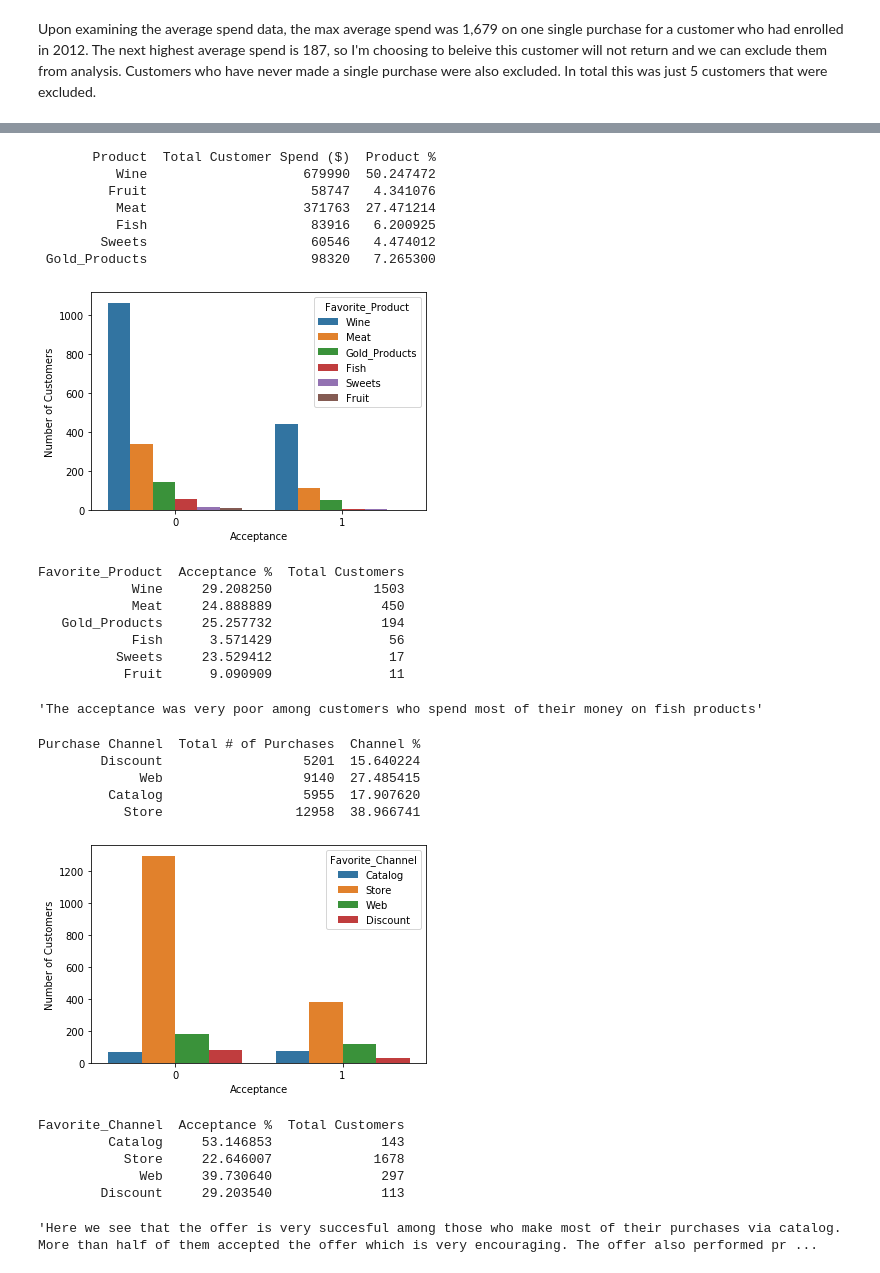
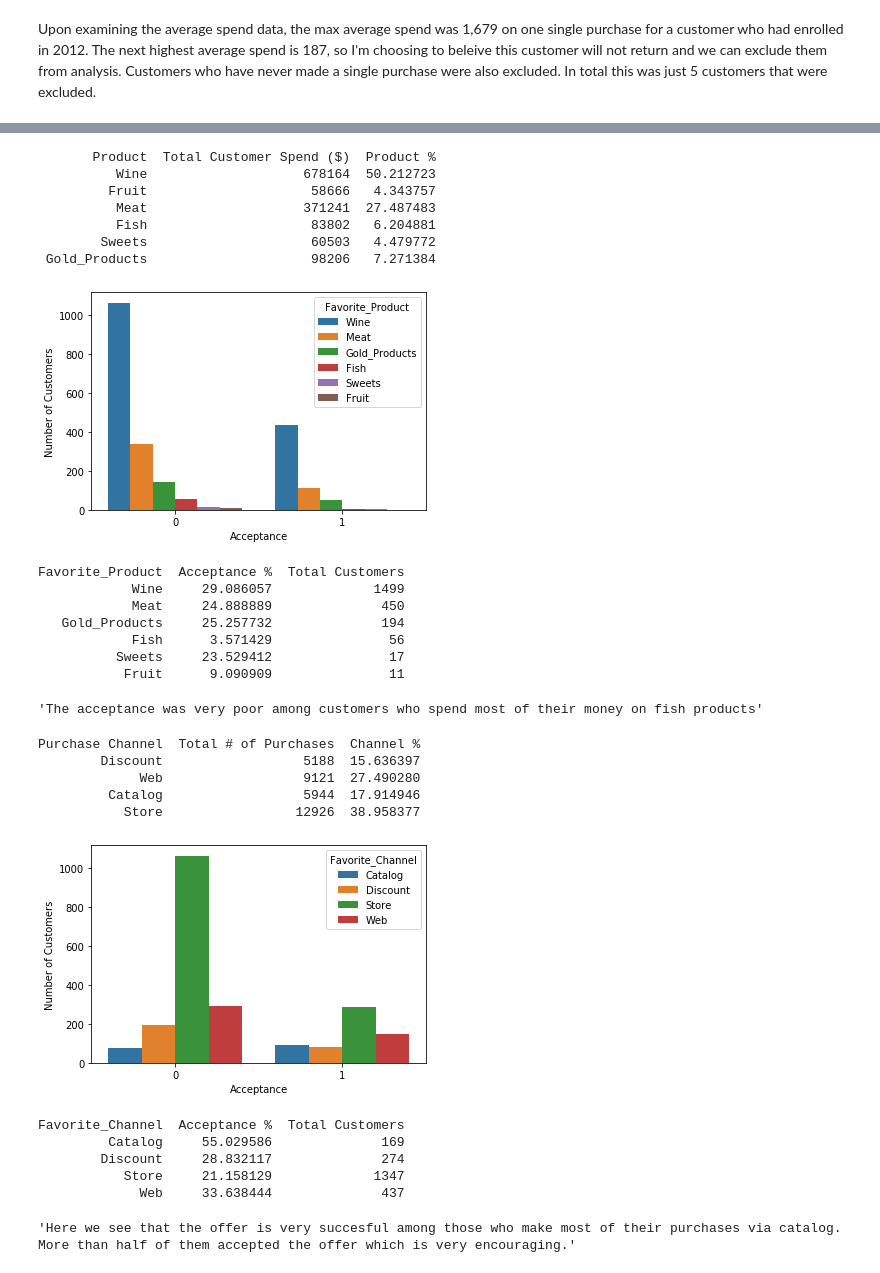
Before and after one commit to RachidRezzik/Market_Camp, a Jupyter notebook: Data_Analysis.ipynb, the cells around one changed output, grey strips where cells are left out. Drawn from its saved outputs; the diff is of its cells as text; code cells hidden in the pictures.

```diff
--- a/Data_Analysis.ipynb
+++ b/Data_Analysis.ipynb
@@ -86,7 +86,7 @@ for idx, row in marketing.iterrows():
     elif 70 <= row['Age'] < 80:
         marketing.loc[idx, 'Age_Group'] = 'Seventies'
 marketing = marketing.drop(['Year_Birth', 'Age'], axis=1)
-marketing = marketing[['ID', 'Age_Group', 'Education', 'Relationship_Status', 'Income', 'Kids', 'Teens', 'Enroll_Date', 'Recency', 'Wine ($)', 'Fruit ($)', 'Meat ($)', 'Fish ($)', 'Sweets ($)', 'Gold_Products ($)', 'Discount_Purchases', 'Web_Purchases', 'Catalog_Purchases', 'Store_Purchases', 'June_Web_Visits', 'Campaign1', 'Campaign2', 'Campaign3', 'Campaign4', 'Campaign5', 'Campaign6', 'Complaint', 'Contact_Cost', 'Offer_Revenue']]
+marketing = marketing[['ID', 'Age_Group', 'Education', 'Relationship_Status', 'Income', 'Kids', 'Teens', 'Enroll_Date', 'Recency', 'Wine ($)', 'Fruit ($)', 'Meat ($)', 'Fish ($)', 'Sweets ($)', 'Gold_Products ($)', 'Discount_Purchases', 'Web_Purchases', 'Catalog_Purchases', 'Store_Purchases', 'Campaign1', 'Campaign2', 'Campaign3', 'Campaign4', 'Campaign5', 'Campaign6', 'Complaint']]
 print(marketing.groupby('Age_Group')['Age_Group'].count().sort_values(ascending=False))
 # %% [output]
 Youngest Customer: 18
@@ -168,7 +168,7 @@ Name: Income, dtype: float64
 ### Using Enrollment Date to get idea of how long customers have been enrolled with the store ###
 from datetime import datetime
 
-date1 = datetime.strptime('2014-06-30', "%Y-%m-%d").date()
+date1 = datetime.strptime('2014-10-30', "%Y-%m-%d").date()
 marketing['Enroll_Date'] = pd.to_datetime(marketing['Enroll_Date']).dt.date
 
 def numOfDays(date1, date2):
@@ -184,5 +184,5 @@ plt.hist(marketing['Days_Enrolled'], edgecolor='black', color='red')
 plt.xlabel('Days Enrolled')
 plt.ylabel('Count')
 plt.show()
-print(marketing['Days_Enrolled'].describe(), '\n\nCustomer acquisition rate has been relatively steady.')
+print(marketing['Days_Enrolled'].describe(), '\n\nCustomer acquisition rate has been relatively steady. (very slight decline over time, but nothing overly concerning)')
 # %% [output]
@@ -208,13 +208,13 @@ marketing['Avg_Spend ($)'] = (marketing['Total Spent ($)'] / marketing['Number_P
 # %% [markdown]
 Upon examining the average spend data, the max average spend was 1,679 on one single purchase for a customer who had enrolled in 2012. The next highest average spend is 187, so I'm choosing to beleive this customer will not return and we can exclude them from analysis. Customers who have never made a single purchase were also excluded. In total this was just 5 customers that were excluded.
 # %%
-marketing = marketing.loc[~((marketing['Avg_Spend ($)'] == 1679) | (marketing['Avg_Spend ($)'].isnull()))]
+marketing = marketing.loc[~((marketing['Avg_Spend ($)'] == 1679) | (marketing['Avg_Spend ($)'].isnull()) | (marketing['Avg_Purch_Freq'].isnull()))]
 plt.hist(marketing['Avg_Purch_Freq'], bins=10, edgecolor='black', color='green')
 plt.ylabel('Count')
 plt.xlabel('Average Purchase Frequency (Days)')
 plt.show()
 print(marketing['Avg_Purch_Freq'].describe())
-plt.hist(marketing['Avg_Spend ($)'], edgecolor='black', color='purple')
+plt.hist(marketing['Avg_Spend ($)'], bins=16, edgecolor='black', color='purple')
 plt.ylabel('Count')
 plt.xlabel('Average Spend Per Purchase ($)')
 plt.show()
@@ -475,15 +473,15 @@ print(df_percents.to_string(index=False))
 'The acceptance was very poor among customers who spend most of their money on fish products'
 # %% [output]
        Product  Total Customer Spend ($)  Product %
-          Wine                    679990  50.247472
-         Fruit                     58747   4.341076
-          Meat                    371763  27.471214
-          Fish                     83916   6.200925
-        Sweets                     60546   4.474012
- Gold_Products                     98320   7.265300
+          Wine                    678164  50.212723
+         Fruit                     58666   4.343757
+          Meat                    371241  27.487483
+          Fish                     83802   6.204881
+        Sweets                     60503   4.479772
+ Gold_Products                     98206   7.271384
 [figure]
 Favorite_Product  Acceptance %  Total Customers
-            Wine     29.208250             1503
+            Wine     29.086057             1499
             Meat     24.888889              450
    Gold_Products     25.257732              194
             Fish      3.571429               56
@@ -503,43 +501,44 @@ for channel in ['Discount_Purchases', 'Web_Purchases', 'Catalog_Purchases', 'Sto
 df_products = pd.DataFrame(dict_channels)
 print(df_products.to_string(index=False))
 
 ## Classifying Customers Based on what purchase channel they utilized most ###
 marketing['Favorite_Channel'] = ''
 for idx, row in marketing.iterrows():
     cust_purchase_counts = []
     for channel in ['Discount_Purchases', 'Web_Purchases', 'Catalog_Purchases', 'Store_Purchases']:
         cust_purchase_counts.append(row[channel])
     most_purchases = max(cust_purchase_counts)
-    for channel_name in ['Discount_Purchases', 'Web_Purchases', 'Catalog_Purchases', 'Store_Purchases']:
+    # Allowing the tie breaker to go to channels that had the lowest channel % of purchases among all the customers #
+    for channel_name in ['Store_Purchases', 'Web_Purchases', 'Catalog_Purchases', 'Discount_Purchases']:
         if row[channel_name] == most_purchases:
             marketing.loc[idx, 'Favorite_Channel'] = channel_name[:-10]
 
 ax = sns.countplot('Accept_One', hue='Favorite_Channel', data=marketing)
 plt.ylabel('Number of Customers')
 plt.xlabel('Acceptance')
 plt.show()
 
 dict_percent = collections.defaultdict(list)
 for category in list(marketing['Favorite_Channel'].unique()):
     dict_percent['Favorite_Channel'].append(category)
     total = len(marketing.loc[marketing['Favorite_Channel'] == category])
     accept = len(marketing.loc[(marketing['Favorite_Channel'] == category) & (marketing['Accept_One'] == 1)])
     percent = (accept / total) * 100
     dict_percent['Acceptance %'].append(percent)
     dict_percent['Total Customers'].append(total)
 df_percents = pd.DataFrame(dict_percent)
 print(df_percents.to_string(index=False))
-'Here we see that the offer is very succesful among those who make most of their purchases via catalog. More than half of them accepted the offer which is very encouraging. The offer also performed pretty well with those who make most of their purchases on the web.'
+'Here we see that the offer is very succesful among those who make most of their purchases via catalog. More than half of them accepted the offer which is very encouraging.'
 # %% [output]
 Purchase Channel  Total # of Purchases  Channel %
-        Discount                  5201  15.640224
-             Web                  9140  27.485415
-         Catalog                  5955  17.907620
-           Store                 12958  38.966741
+        Discount                  5188  15.636397
+             Web                  9121  27.490280
+         Catalog                  5944  17.914946
+           Store                 12926  38.958377
-[figure, old version]
+[figure, new version]
 Favorite_Channel  Acceptance %  Total Customers
-         Catalog     53.146853              143
-           Store     22.646007             1678
-             Web     39.730640              297
-        Discount     29.203540              113
+         Catalog     55.029586              169
+        Discount     28.832117              274
+           Store     21.158129             1347
+             Web     33.638444              437
-'Here we see that the offer is very succesful among those who make most of their purchases via catalog. More than half of them accepted the offer which is very encouraging. The offer also performed pr ...
+'Here we see that the offer is very succesful among those who make most of their purchases via catalog. More than half of them accepted the offer which is very encouraging.'
```
Also changed, not shown: parts of 14 cells of this notebook, 1 other file.
